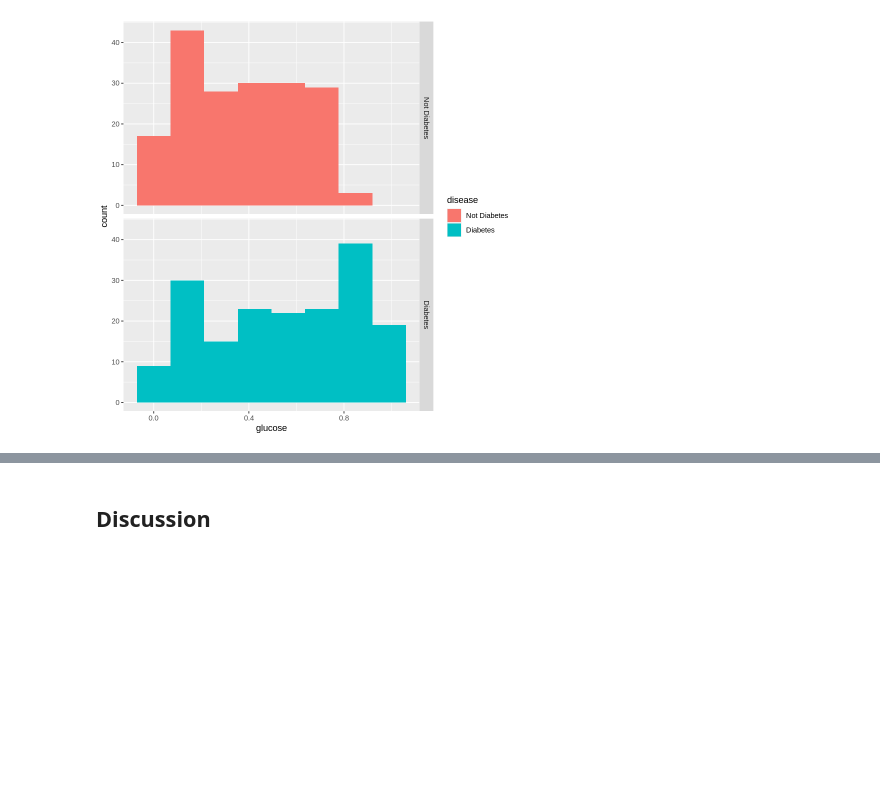
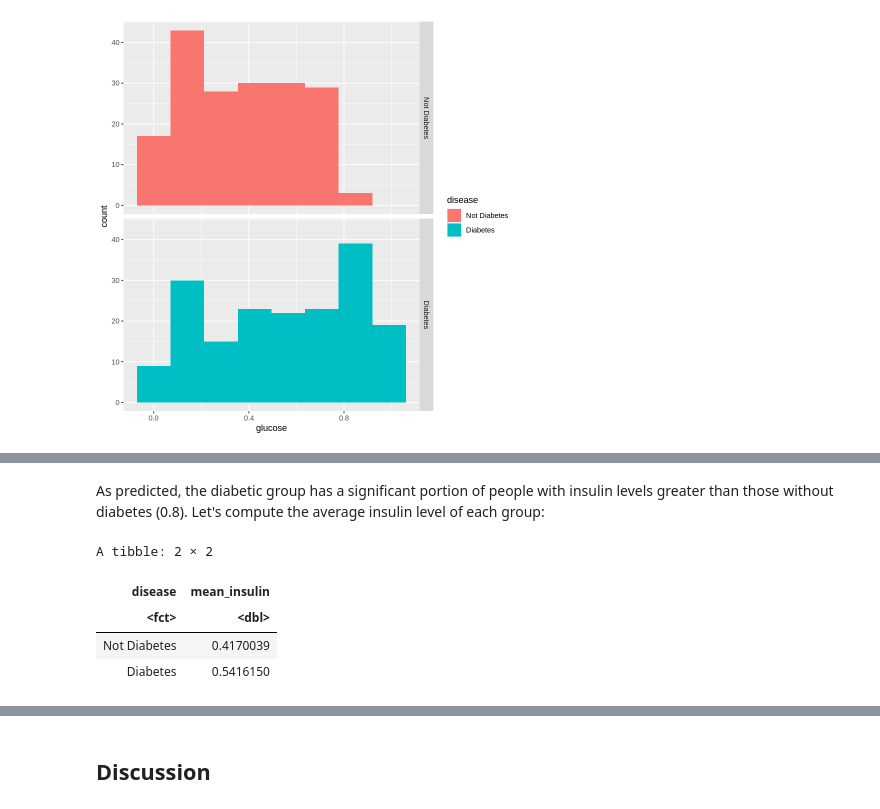
Before and after one commit to kevin-wu01/dsci-100-2023w2-group-39, a Jupyter notebook: group_project_report.ipynb, the cells around one changed output, grey strips where cells are left out. Saved outputs shown, nothing was run; the diff lists cells and outputs as text; code cells hidden in the pictures; blank space fills up the shorter version.

```diff
--- a/group_project_report.ipynb
+++ b/group_project_report.ipynb
@@ -191,0 +213,13 @@ glucose_histogram
+# %% [markdown]
+As predicted, the diabetic group has a significant portion of people with insulin levels greater than those without diabetes (0.8). Let's compute the average insulin level of each group:
+# %%
+mean_insulin <- training_blood_samples |>
+group_by(disease) |>
+summarize(mean_insulin = mean(insulin))
+mean_insulin
+# %% [output]
+A tibble: 2 × 2
+| disease | mean_insulin |
+| <fct> | <dbl> |
+| Not Diabetes | 0.4170039 |
+| Diabetes | 0.5416150 |
```
Also changed, not shown: parts of 13 cells of this notebook.
